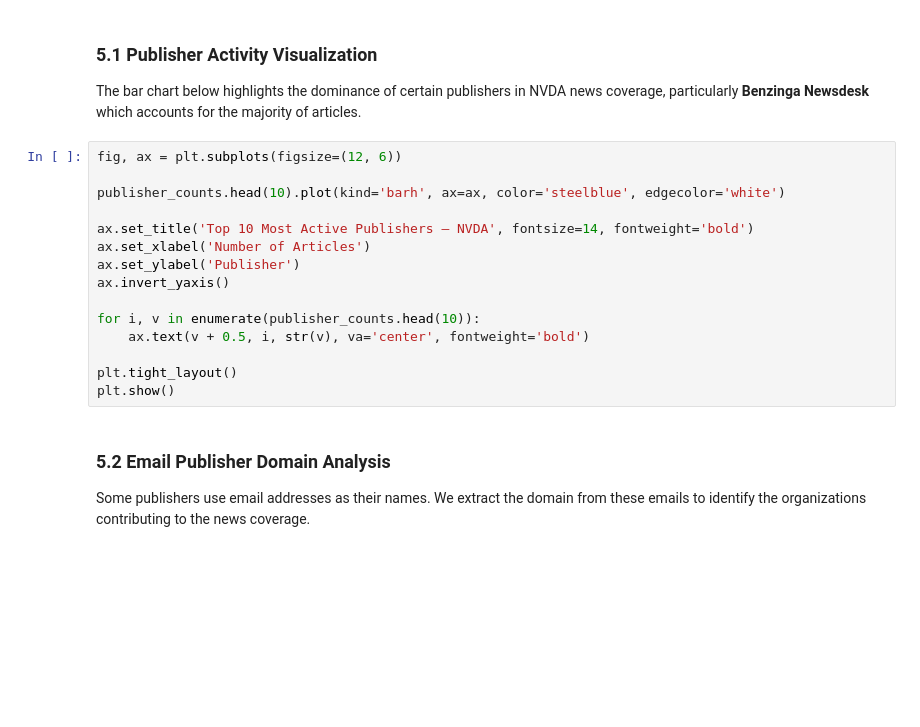
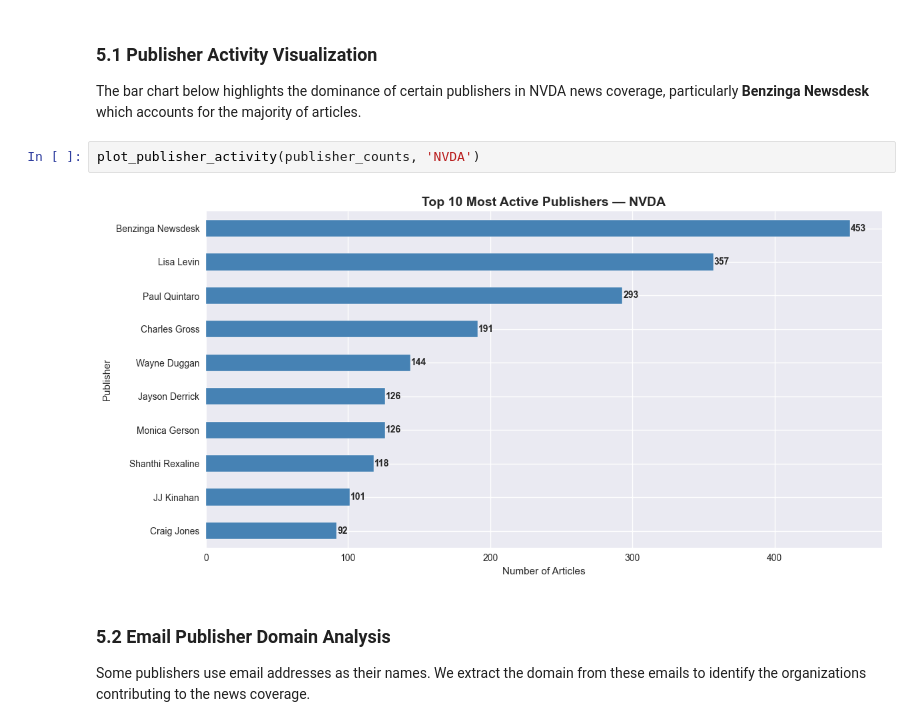
Before and after one commit to Maki4444444/News-sentiment-analysis, a Jupyter notebook: notebooks/NVDA_eda.ipynb, the cells around one changed output. Cells and saved outputs as stored; diff of their text form; blank space fills up the shorter version.

```diff
--- a/notebooks/NVDA_eda.ipynb
+++ b/notebooks/NVDA_eda.ipynb
@@ -118,20 +185,9 @@ print(publisher_counts.head(10))
 
 The bar chart below highlights the dominance of certain publishers in NVDA news coverage, particularly **Benzinga Newsdesk** which accounts for the majority of articles.
 # %%
-fig, ax = plt.subplots(figsize=(12, 6))
-
-publisher_counts.head(10).plot(kind='barh', ax=ax, color='steelblue', edgecolor='white')
-
-ax.set_title('Top 10 Most Active Publishers — NVDA', fontsize=14, fontweight='bold')
-ax.set_xlabel('Number of Articles')
-ax.set_ylabel('Publisher')
-ax.invert_yaxis()
-
-for i, v in enumerate(publisher_counts.head(10)):
-    ax.text(v + 0.5, i, str(v), va='center', fontweight='bold')
-
-plt.tight_layout()
-plt.show()
+plot_publisher_activity(publisher_counts, 'NVDA')
+# %% [output]
+[figure, added]
 # %% [markdown]
 ### 5.2 Email Publisher Domain Analysis
 
```
Also changed, not shown: parts of 30 cells of this notebook.
